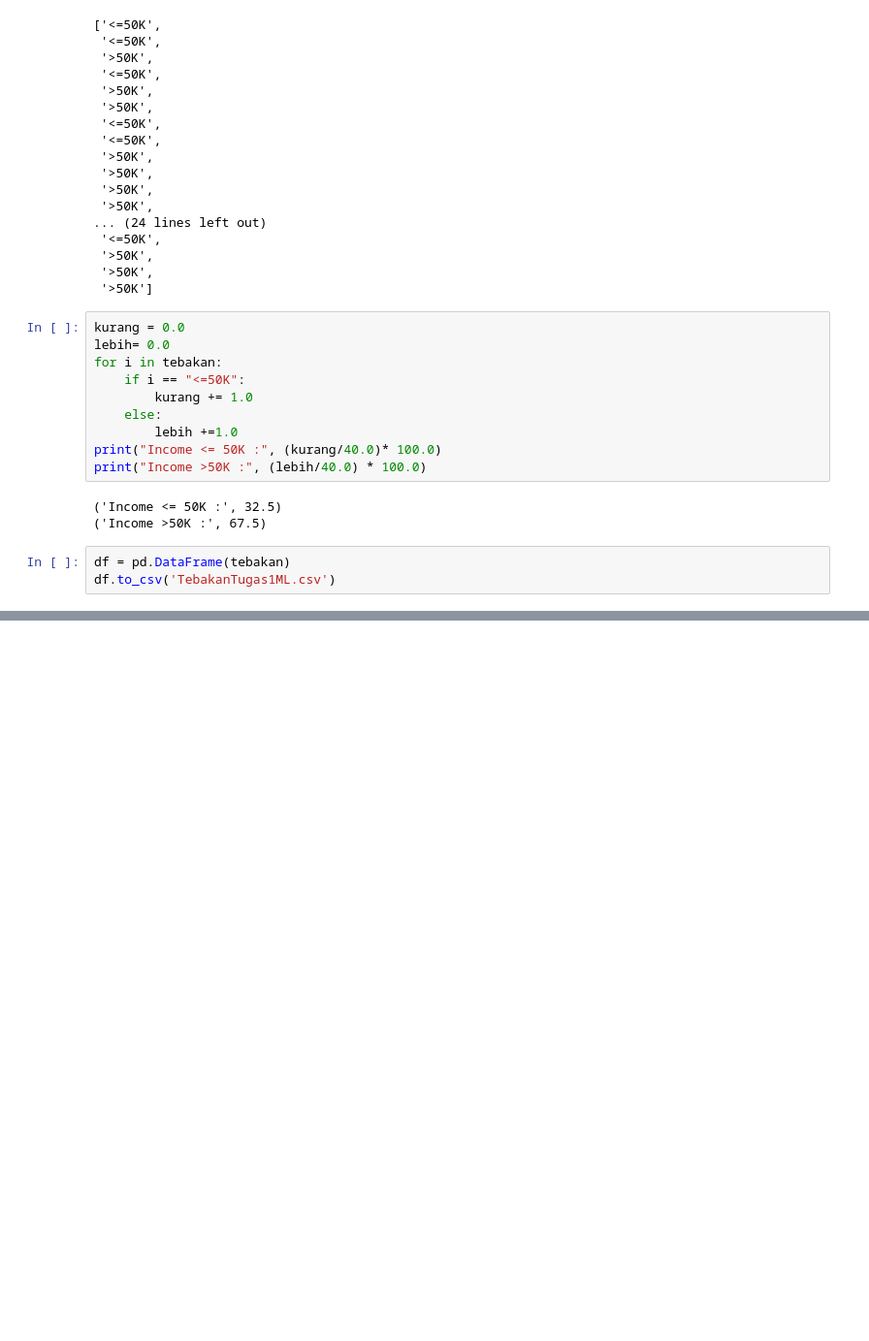
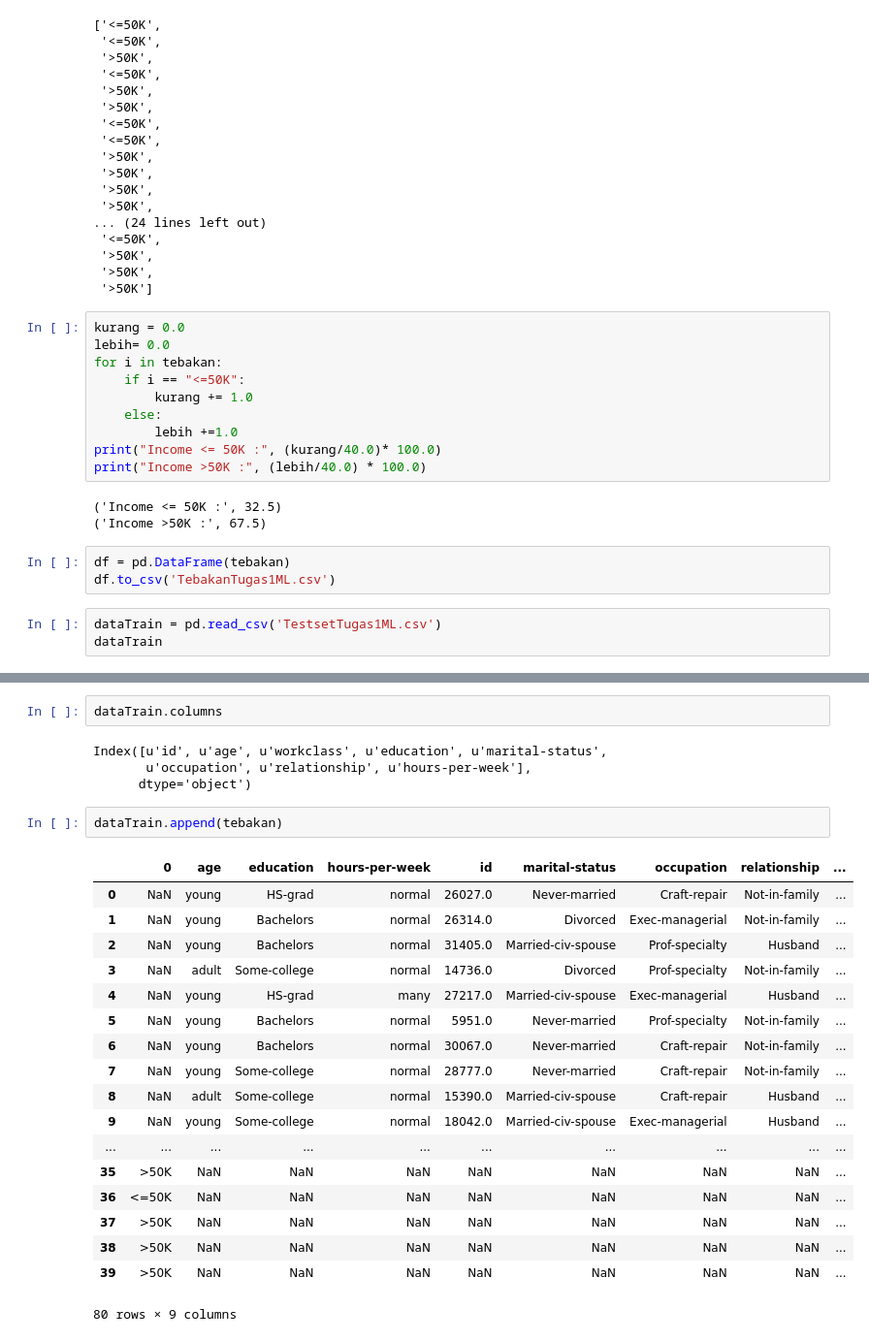
Before and after one commit to BilaArta/Naive-Bayes, a Jupyter notebook: assesment code naive bayes.ipynb, the cells around one changed output, grey strips where cells are left out. Shown at 97% size. Drawn from its saved outputs; the diff is of its cells as text; blank space fills up the shorter version.

```diff
--- a/assesment code naive bayes.ipynb
+++ b/assesment code naive bayes.ipynb
@@ -321,3 +321,6 @@ print("Income >50K :", (lebih/40.0) * 100.0)
 # %%
 df = pd.DataFrame(tebakan)
 df.to_csv('TebakanTugas1ML.csv')
+# %%
+dataTrain = pd.read_csv('TestsetTugas1ML.csv')
+dataTrain
@@ -323,0 +345,27 @@ df.to_csv('TebakanTugas1ML.csv')
+# %%
+dataTrain.columns
+# %% [output]
+Index([u'id', u'age', u'workclass', u'education', u'marital-status',
+       u'occupation', u'relationship', u'hours-per-week'],
+      dtype='object')
+# %%
+dataTrain.append(tebakan)
+# %% [output]
+|  | 0 | age | education | hours-per-week | id | marital-status | occupation | relationship | ... |
+| 0 | NaN | young | HS-grad | normal | 26027.0 | Never-married | Craft-repair | Not-in-family | ... |
+| 1 | NaN | young | Bachelors | normal | 26314.0 | Divorced | Exec-managerial | Not-in-family | ... |
+| 2 | NaN | young | Bachelors | normal | 31405.0 | Married-civ-spouse | Prof-specialty | Husband | ... |
+| 3 | NaN | adult | Some-college | normal | 14736.0 | Divorced | Prof-specialty | Not-in-family | ... |
+| 4 | NaN | young | HS-grad | many | 27217.0 | Married-civ-spouse | Exec-managerial | Husband | ... |
+| 5 | NaN | young | Bachelors | normal | 5951.0 | Never-married | Prof-specialty | Not-in-family | ... |
+| 6 | NaN | young | Bachelors | normal | 30067.0 | Never-married | Craft-repair | Not-in-family | ... |
+| 7 | NaN | young | Some-college | normal | 28777.0 | Never-married | Craft-repair | Not-in-family | ... |
+| 8 | NaN | adult | Some-college | normal | 15390.0 | Married-civ-spouse | Craft-repair | Husband | ... |
+| 9 | NaN | young | Some-college | normal | 18042.0 | Married-civ-spouse | Exec-managerial | Husband | ... |
+| ... | ... | ... | ... | ... | ... | ... | ... | ... | ... |
+| 35 | >50K | NaN | NaN | NaN | NaN | NaN | NaN | NaN | ... |
+| 36 | <=50K | NaN | NaN | NaN | NaN | NaN | NaN | NaN | ... |
+| 37 | >50K | NaN | NaN | NaN | NaN | NaN | NaN | NaN | ... |
+| 38 | >50K | NaN | NaN | NaN | NaN | NaN | NaN | NaN | ... |
+| 39 | >50K | NaN | NaN | NaN | NaN | NaN | NaN | NaN | ... |
+80 rows × 9 columns
```
Also changed, not shown: parts of 1 cell of this notebook, 1 other file.
